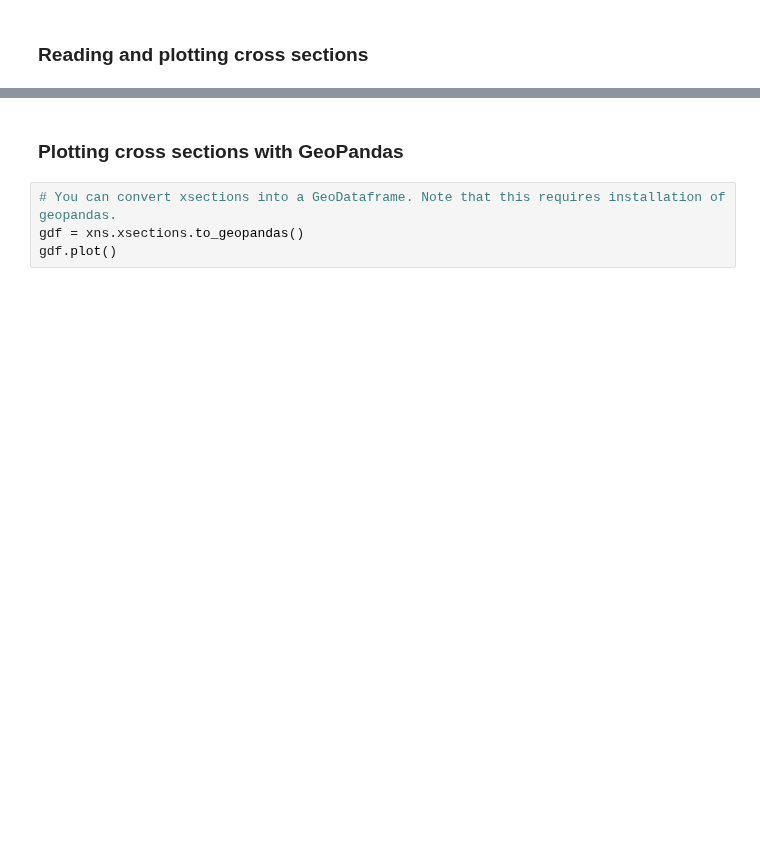
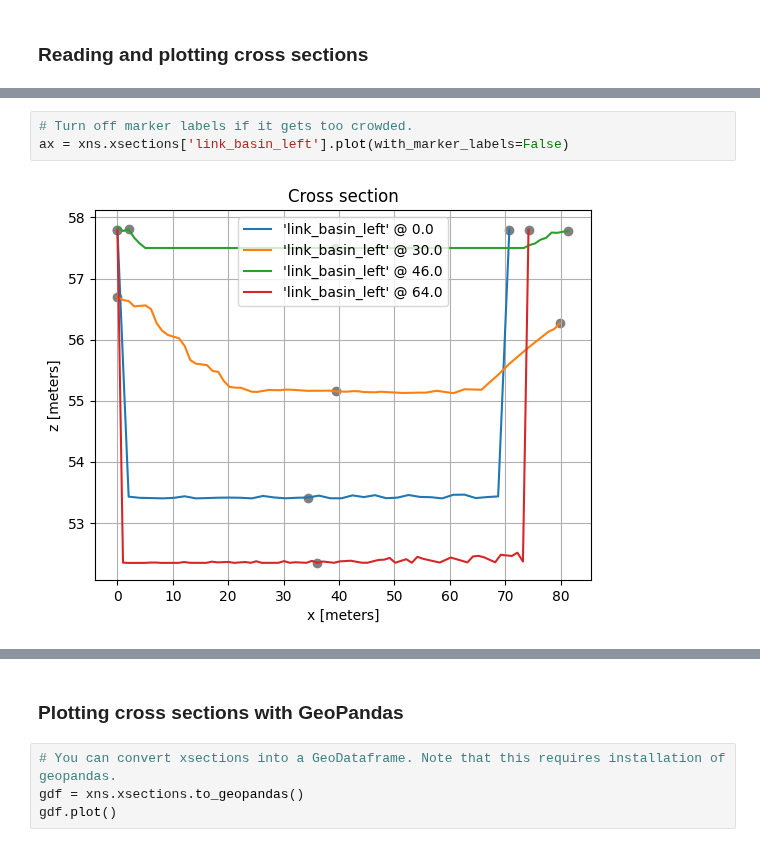
Before and after one commit to DHI/mikeio1d, a Jupyter notebook: notebooks/xns11.ipynb, the cells around one changed output, grey strips where cells are left out. Drawn from its saved outputs; the diff is of its cells as text; blank space fills up the shorter version.

Commit message:
Plot with or without markers and plot CrossSectionCollection

```diff
--- a/notebooks/xns11.ipynb
+++ b/notebooks/xns11.ipynb
@@ -59,0 +112,5 @@ ax.figure
+# %%
+# Turn off marker labels if it gets too crowded.
+ax = xns.xsections['link_basin_left'].plot(with_marker_labels=False)
+# %% [output]
+[figure, added]
```
Also changed, not shown: parts of 18 cells of this notebook, 2 other files.
